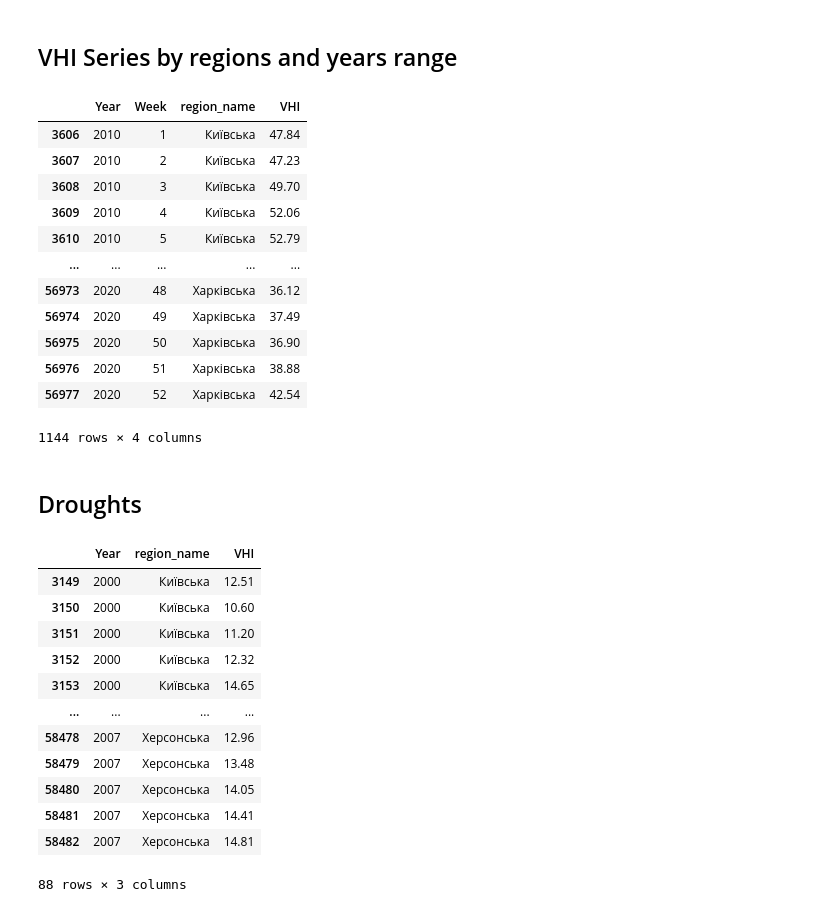
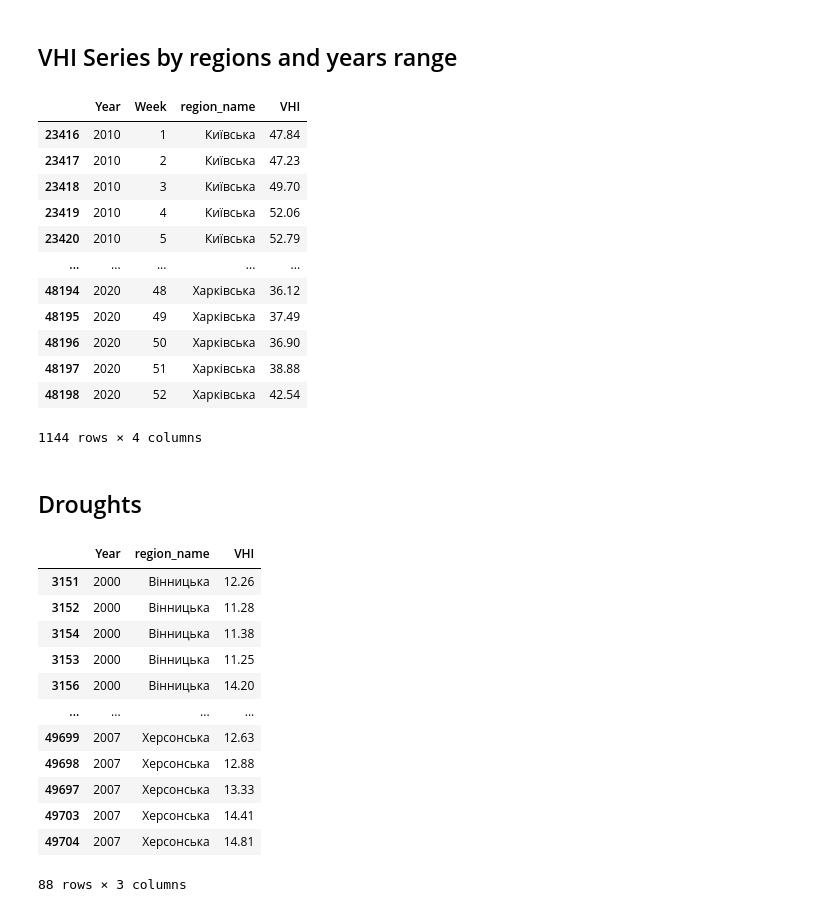
Before and after one commit to vovikvovan/DataAnalysis, a Jupyter notebook: sample.ipynb, the cells around one changed output. Cells and saved outputs as stored; diff of their text form; code cells hidden in the pictures.

```diff
--- a/sample.ipynb
+++ b/sample.ipynb
@@ -152,3 +182,26 @@ def replace_indexes(df):
+# %%
+def replace_indexes3(df):
+    # Поточна дата
+    current_datetime = datetime.datetime.now().strftime('%Y-%m-%d_%H-%M')
+    save_path = f'cleaned_data_for_{current_datetime}.csv'
+
+    if 'area' in df.columns:
+        df['region_id'] = df['area'].map(eng_index_to_ukr_index)
+        df.drop('area', axis=1, inplace=True)
+    df['region_name'] = df['region_id'].map(reg_id_name)
+    df['region_name'] = df['region_name'].astype(str)
+    df = df.sort_values(by=['region_id', 'Year', 'Week'])
+    df.reset_index(drop=True, inplace=True)
+
+    existing_files = glob.glob(f'cleaned_data_for_{current_datetime[0:10]}_*.csv')
+    if existing_files:
+        print(f"The file for {current_datetime[0:10]} already exists. No new file saved.")
+    else:
+        df.to_csv(save_path, index=False, encoding='utf-8')
+        print(f"Saved new file: {save_path}")
+
+    return df
 # %%
-print(replace_indexes(data_frame))
+cleaned_data = replace_indexes3(data_frame)
+print(cleaned_data)
 # %% [output]
@@ -259,36 +313,36 @@ get_vhi_stats(data_frame, ["Київська", "Харківська", "Київ
 # %% [markdown]
 <h2>VHI Series by regions and years range</h2>
 # %%
-get_vhi_series_by_region_year_range(data_frame, ["Київська", "Харківська"], 2010, 2020)
+get_vhi_series_by_region_year_range(cleaned_data, ["Київська", "Харківська"], 2010, 2020)
 # %% [output]
 |  | Year | Week | region_name | VHI |
-| 3606 | 2010 | 1 | Київська | 47.84 |
-| 3607 | 2010 | 2 | Київська | 47.23 |
-| 3608 | 2010 | 3 | Київська | 49.70 |
-| 3609 | 2010 | 4 | Київська | 52.06 |
-| 3610 | 2010 | 5 | Київська | 52.79 |
+| 23416 | 2010 | 1 | Київська | 47.84 |
+| 23417 | 2010 | 2 | Київська | 47.23 |
+| 23418 | 2010 | 3 | Київська | 49.70 |
+| 23419 | 2010 | 4 | Київська | 52.06 |
+| 23420 | 2010 | 5 | Київська | 52.79 |
 | ... | ... | ... | ... | ... |
-| 56973 | 2020 | 48 | Харківська | 36.12 |
-| 56974 | 2020 | 49 | Харківська | 37.49 |
-| 56975 | 2020 | 50 | Харківська | 36.90 |
-| 56976 | 2020 | 51 | Харківська | 38.88 |
-| 56977 | 2020 | 52 | Харківська | 42.54 |
+| 48194 | 2020 | 48 | Харківська | 36.12 |
+| 48195 | 2020 | 49 | Харківська | 37.49 |
+| 48196 | 2020 | 50 | Харківська | 36.90 |
+| 48197 | 2020 | 51 | Харківська | 38.88 |
+| 48198 | 2020 | 52 | Харківська | 42.54 |
 1144 rows × 4 columns
 # %% [markdown]
 <h2>Droughts</h2>
 # %%
-find_extreme_drought_years(data_frame)
+find_extreme_drought_years(cleaned_data)
 # %% [output]
 |  | Year | region_name | VHI |
-| 3149 | 2000 | Київська | 12.51 |
-| 3150 | 2000 | Київська | 10.60 |
-| 3151 | 2000 | Київська | 11.20 |
-| 3152 | 2000 | Київська | 12.32 |
-| 3153 | 2000 | Київська | 14.65 |
+| 3151 | 2000 | Вінницька | 12.26 |
+| 3152 | 2000 | Вінницька | 11.28 |
+| 3154 | 2000 | Вінницька | 11.38 |
+| 3153 | 2000 | Вінницька | 11.25 |
+| 3156 | 2000 | Вінницька | 14.20 |
 | ... | ... | ... | ... |
-| 58478 | 2007 | Херсонська | 12.96 |
-| 58479 | 2007 | Херсонська | 13.48 |
-| 58480 | 2007 | Херсонська | 14.05 |
-| 58481 | 2007 | Херсонська | 14.41 |
-| 58482 | 2007 | Херсонська | 14.81 |
+| 49699 | 2007 | Херсонська | 12.63 |
+| 49698 | 2007 | Херсонська | 12.88 |
+| 49697 | 2007 | Херсонська | 13.33 |
+| 49703 | 2007 | Херсонська | 14.41 |
+| 49704 | 2007 | Херсонська | 14.81 |
 88 rows × 3 columns
```
Also changed, not shown: parts of 7 cells of this notebook, 2 other files.
